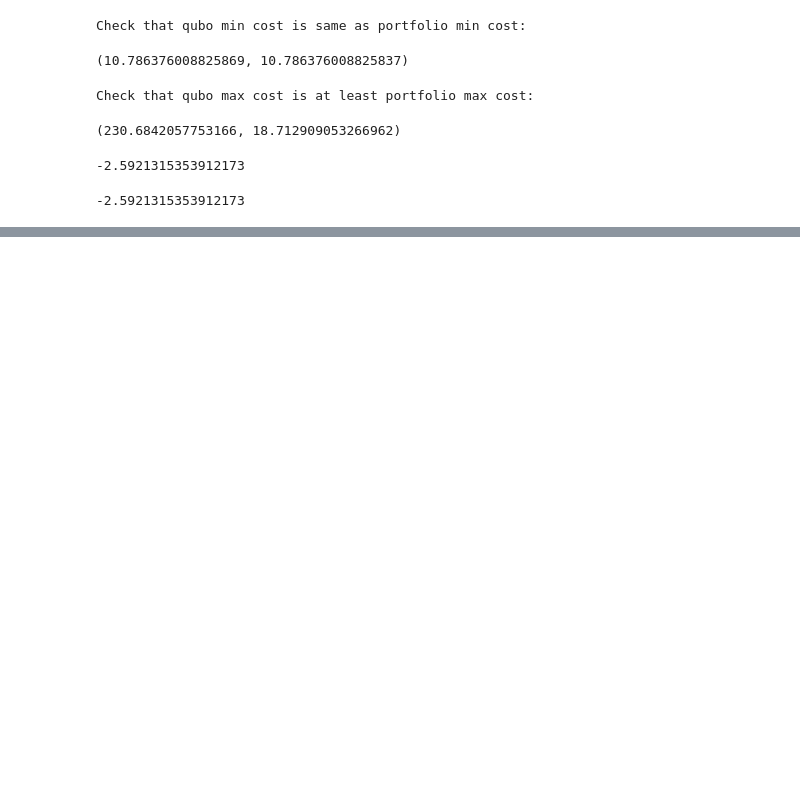
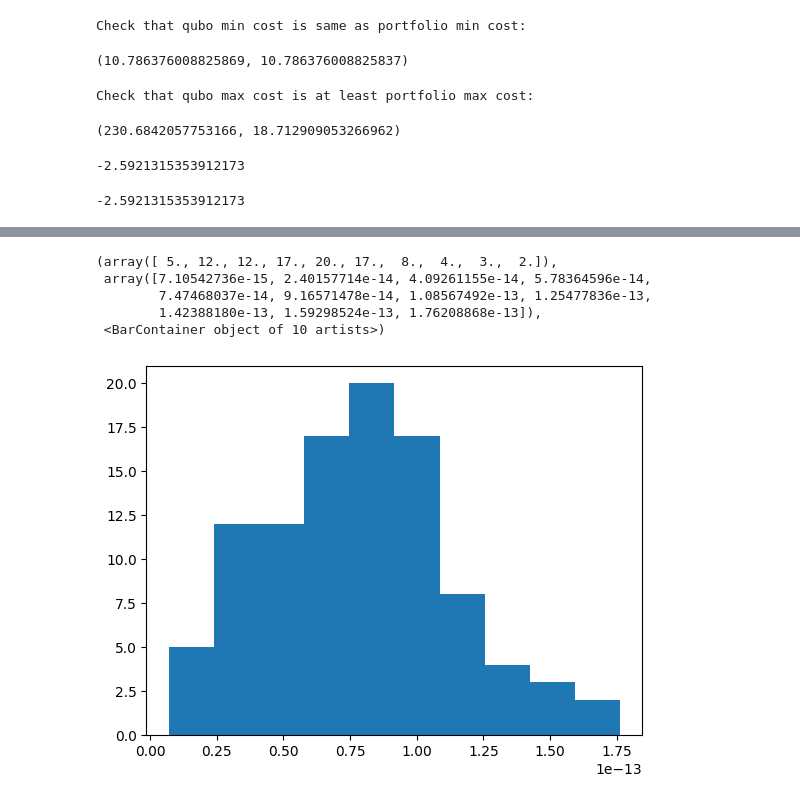
Before and after one commit to seba2390/Azurestuff, a Jupyter notebook: scripts/QUBO_to_OPERATOR.ipynb, the cells around one changed output, grey strips where cells are left out. Cells and saved outputs as stored; diff of their text form; code cells hidden in the pictures; blank space fills up the shorter version.

```diff
--- a/scripts/QUBO_to_OPERATOR.ipynb
+++ b/scripts/QUBO_to_OPERATOR.ipynb
@@ -173,0 +248,33 @@ operator_expectation(O,probs)
+# %%
+norms = []
+for seed in tqdm(range(100)):
+    np.random.seed(seed)
+    thetas = np.random.uniform(-4*np.pi,4*np.pi,7).tolist()
+    params = [Parameter(f'theta_{i}') for i in range(len(thetas))]
+    qc = QuantumCircuit(8)
+    for q in range(7):
+        qc.rxx(params[q],q,q+1)
+        qc.ryy(params[q],q,q+1)
+    #Instantiate the Hamiltonian observable 2X+Y
+    H = get_pauli_hamiltonian(Q)
+
+    #Parameter list
+    param_values = [[theta for theta in thetas]]
+
+    #Define the gradient
+    gradient = ParamShiftEstimatorGradient(Estimator())
+
+    # Evaluate the gradient of the circuits using parameter shift gradients
+    pse_grad_result = gradient.run(circuits=qc,
+                                   observables=H,
+                                   parameter_values=param_values).result().gradients
+    norms.append(np.linalg.norm(pse_grad_result))
+# %%
+plt.hist(norms)
+# %% [output]
+(array([ 5., 12., 12., 17., 20., 17.,  8.,  4.,  3.,  2.]),
+ array([7.10542736e-15, 2.40157714e-14, 4.09261155e-14, 5.78364596e-14,
+        7.47468037e-14, 9.16571478e-14, 1.08567492e-13, 1.25477836e-13,
+        1.42388180e-13, 1.59298524e-13, 1.76208868e-13]),
+ <BarContainer object of 10 artists>)
+[figure, added]
```
Also changed, not shown: parts of 8 cells of this notebook, 2 other files.
